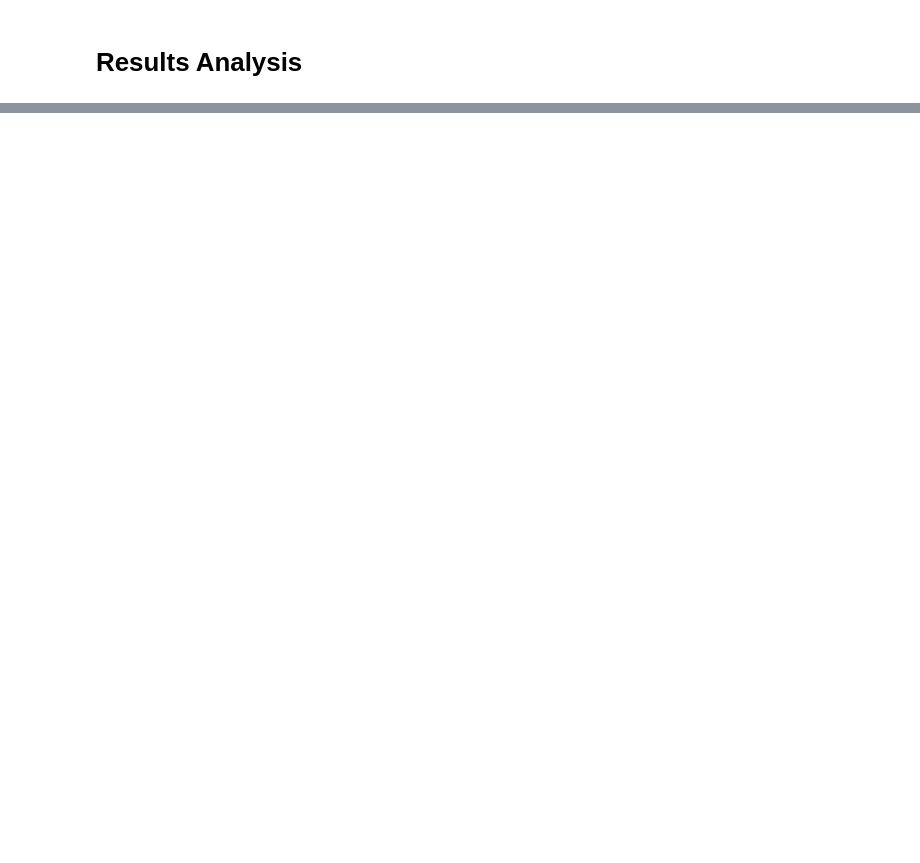
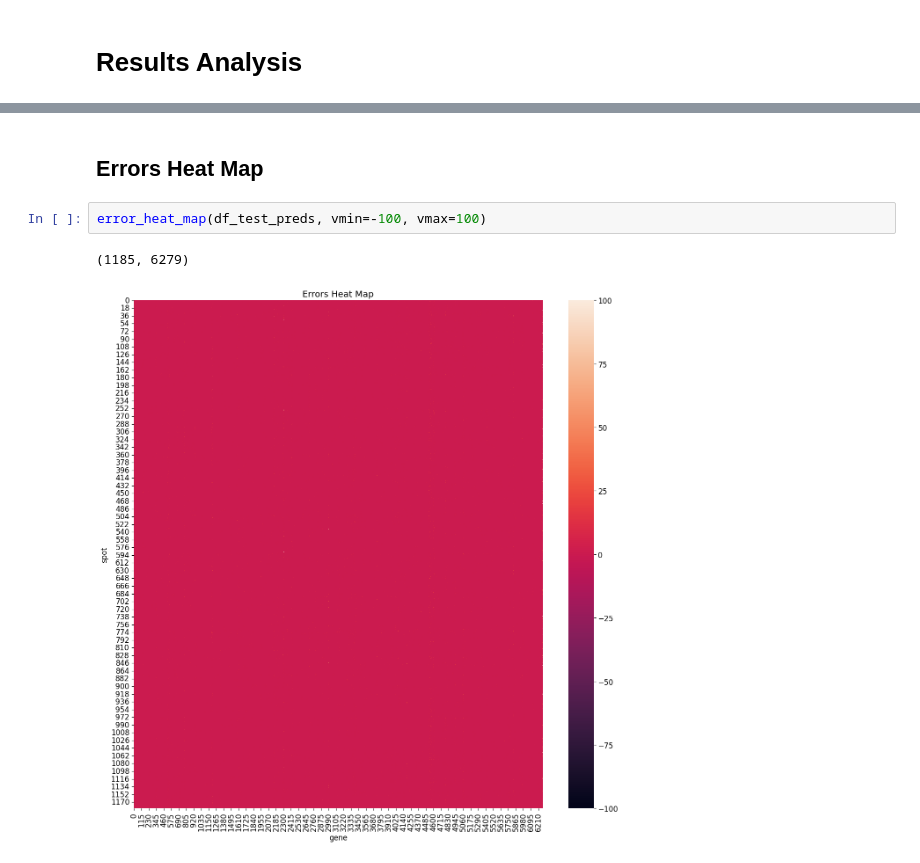
Before and after one commit to GuyAttia/MSC-Final-Project-ST, a Jupyter notebook: notebooks/NMF.ipynb, the cells around one changed output, grey strips where cells are left out. Saved outputs shown, nothing was run; the diff lists cells and outputs as text; blank space fills up the shorter version.

```diff
--- a/notebooks/NMF.ipynb
+++ b/notebooks/NMF.ipynb
@@ -119,0 +209,7 @@ print(f'Test loss = {test_loss}')
+# %% [markdown]
+## Errors Heat Map
+# %%
+error_heat_map(df_test_preds, vmin=-100, vmax=100)
+# %% [output]
+(1185, 6279)
+[figure, added]
```
Also changed, not shown: parts of 14 cells of this notebook, 8 other files.
